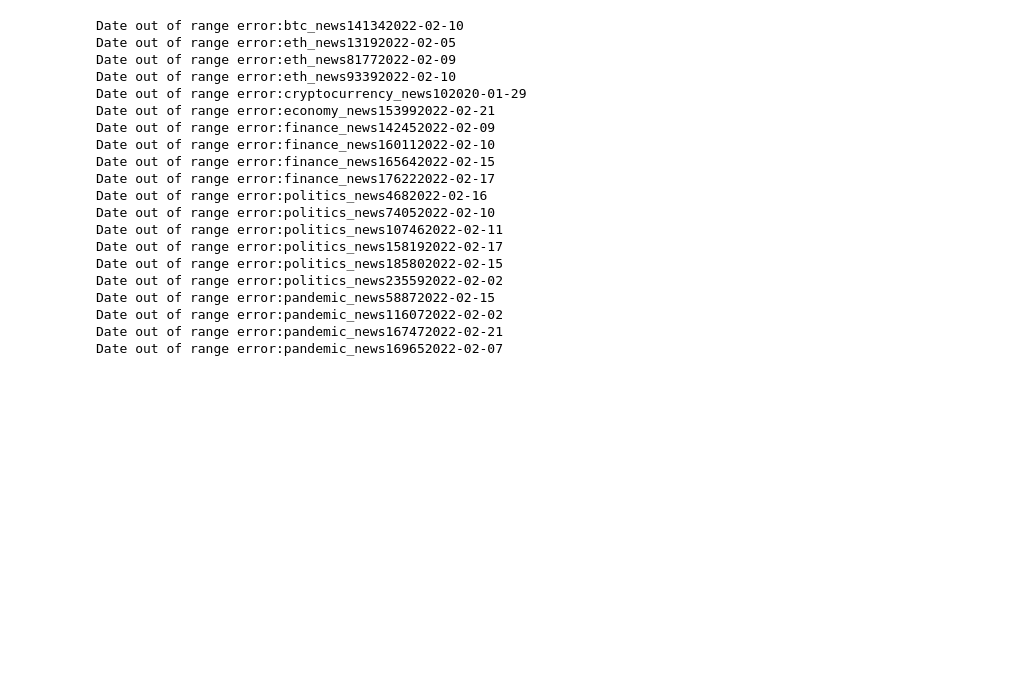
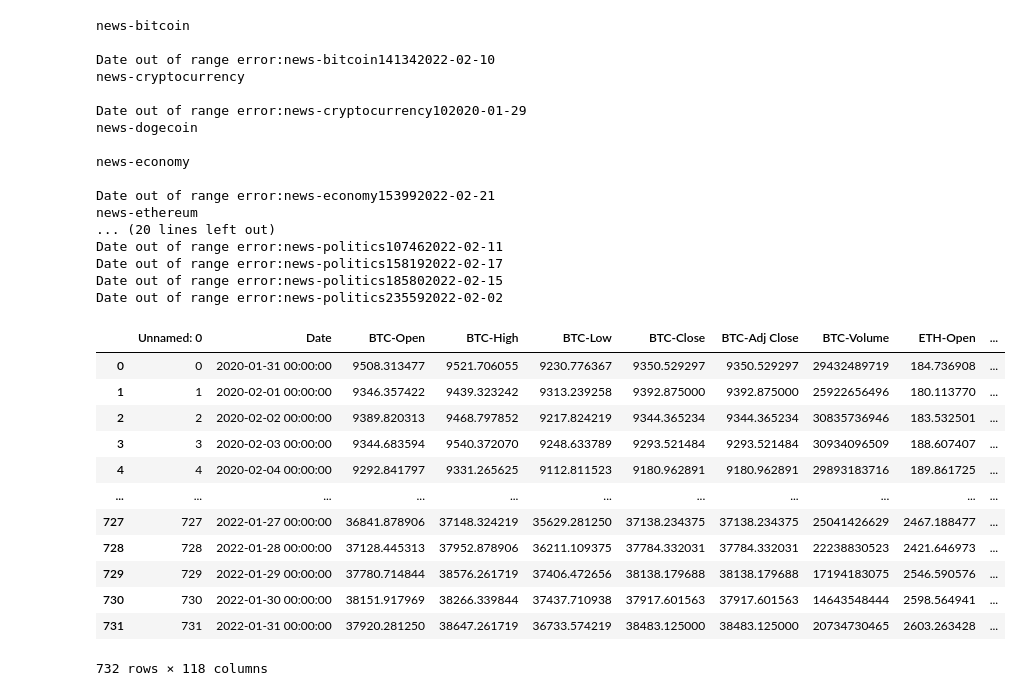
Before and after one commit to xghouftw/cryptopredict, a Jupyter notebook: Merging_Dates.ipynb, the cells around one changed output. Cells and saved outputs as stored; diff of their text form; code cells hidden in the pictures; blank space fills up the shorter version.

```diff
--- a/Merging_Dates.ipynb
+++ b/Merging_Dates.ipynb
@@ -38,3 +39,21 @@ for med in medium:
+# %%
+scorelist = {'news-bitcoin': '/content/drive/MyDrive/ISEF/Datasets/Google News/news-bitcoin-scored.csv',
+ 'news-cryptocurrency': '/content/drive/MyDrive/ISEF/Datasets/Google News/news-cryptocurrency-scored.csv',
+ 'news-dogecoin': '/content/drive/MyDrive/ISEF/Datasets/Google News/news-dogecoin-scored.csv',
+ 'news-economy': '/content/drive/MyDrive/ISEF/Datasets/Google News/news-economy-scored.csv',
+ 'news-ethereum': '/content/drive/MyDrive/ISEF/Datasets/Google News/news-ethereum-scored.csv',
+ 'news-finance': '/content/drive/MyDrive/ISEF/Datasets/Google News/news-finance-scored.csv',
+ 'news-pandemic': '/content/drive/MyDrive/ISEF/Datasets/Google News/news-pandemic-scored.csv',
+ 'news-politics': '/content/drive/MyDrive/ISEF/Datasets/Google News/news-politics-scored.csv'}
+
+scorelist2 = {'reddit-bitcoin': '/content/drive/MyDrive/ISEF/Datasets/Reddit/Reddit V3/Reformatted Dates/reddit-bitcoin-scored.csv',
+ 'reddit-cryptocurrency': '/content/drive/MyDrive/ISEF/Datasets/Reddit/Reddit V3/Reformatted Dates/reddit-cryptocurrency-scored.csv',
+ 'reddit-dogecoin': '/content/drive/MyDrive/ISEF/Datasets/Reddit/Reddit V3/Reformatted Dates/reddit-dogecoin-scored.csv',
+ 'reddit-economy': '/content/drive/MyDrive/ISEF/Datasets/Reddit/Reddit V3/Reformatted Dates/reddit-economy-scored.csv',
+ 'reddit-ethereum': '/content/drive/MyDrive/ISEF/Datasets/Reddit/Reddit V3/Reformatted Dates/reddit-ethereum-scored.csv',
+ 'reddit-finance': '/content/drive/MyDrive/ISEF/Datasets/Reddit/Reddit V3/Reformatted Dates/reddit-finance-scored.csv',
+ 'reddit-pandemic': '/content/drive/MyDrive/ISEF/Datasets/Reddit/Reddit V3/Reformatted Dates/reddit-pandemic-scored.csv',
+ 'reddit-politics': '/content/drive/MyDrive/ISEF/Datasets/Reddit/Reddit V3/Reformatted Dates/reddit-politics-scored.csv'}
 # %%
 transMonth = {"Jan":"01","Feb":"02","Mar":"03","Apr":"04","May":"05","Jun":"06","Jul":"07","Aug":"08","Sep":"09","Oct":"10","Nov":"11","Dec":"12"}
 
@@ -47,6 +66,8 @@ for i in range(len(dfbase)):
   dfbase.loc[i,"Date"] = trans(dfbase.loc[i,"Date"])
 # %%
 for scoreset in scorelist:
+  print(scoreset)
+  print()
   dfAdd = pd.read_csv(scorelist[scoreset])
   dfbase[scoreset + "PosScoresum"] = 0
   dfbase[scoreset + "PosScoreaverage"] = 0
@@ -62,6 +83,7 @@ for scoreset in scorelist:
     if ind < 0 or ind > 731:
       print("Date out of range error:" + scoreset + str(i) + dfAdd.loc[i,"Date"])
     else:
+
       dfbase.loc[ind, scoreset + "PosScoresum"] = dfbase.loc[ind, scoreset + "PosScoresum"] + dfAdd.loc[i,"Pos"] #depends on if we only use compound or others too
       dfbase.loc[ind, scoreset + "NegScoresum"] = dfbase.loc[ind, scoreset + "NegScoresum"] + dfAdd.loc[i,"Neg"] #depends on if we only use compound or others too
       dfbase.loc[ind, scoreset + "ComScoresum"] = dfbase.loc[ind, scoreset + "ComScoresum"] + dfAdd.loc[i,"Com"] #depends on if we only use compound or others too
@@ -73,23 +95,36 @@ for scoreset in scorelist:
       dfbase[scoreset + "NegScoreaverage"] = dfbase[scoreset + "NegScoresum"]/dfbase[scoreset + "Scorecount"]
       dfbase[scoreset + "ComScoreaverage"] = dfbase[scoreset + "ComScoresum"]/dfbase[scoreset + "Scorecount"]
 # %% [output]
-Date out of range error:btc_news141342022-02-10
-Date out of range error:eth_news13192022-02-05
-Date out of range error:eth_news81772022-02-09
-Date out of range error:eth_news93392022-02-10
-Date out of range error:cryptocurrency_news102020-01-29
-Date out of range error:economy_news153992022-02-21
-Date out of range error:finance_news142452022-02-09
-Date out of range error:finance_news160112022-02-10
-Date out of range error:finance_news165642022-02-15
-Date out of range error:finance_news176222022-02-17
-Date out of range error:politics_news4682022-02-16
-Date out of range error:politics_news74052022-02-10
-Date out of range error:politics_news107462022-02-11
-Date out of range error:politics_news158192022-02-17
-Date out of range error:politics_news185802022-02-15
-Date out of range error:politics_news235592022-02-02
-Date out of range error:pandemic_news58872022-02-15
-Date out of range error:pandemic_news116072022-02-02
-Date out of range error:pandemic_news167472022-02-21
-Date out of range error:pandemic_news169652022-02-07
+news-bitcoin
+
+Date out of range error:news-bitcoin141342022-02-10
+news-cryptocurrency
+
+Date out of range error:news-cryptocurrency102020-01-29
+news-dogecoin
+
+news-economy
+
+Date out of range error:news-economy153992022-02-21
+news-ethereum
+... (20 lines left out)
+Date out of range error:news-politics107462022-02-11
+Date out of range error:news-politics158192022-02-17
+Date out of range error:news-politics185802022-02-15
+Date out of range error:news-politics235592022-02-02
+# %%
+dfbase
+# %% [output]
+|  | Unnamed: 0 | Date | BTC-Open | BTC-High | BTC-Low | BTC-Close | BTC-Adj Close | BTC-Volume | ETH-Open | ... |
+| 0 | 0 | 2020-01-31 00:00:00 | 9508.313477 | 9521.706055 | 9230.776367 | 9350.529297 | 9350.529297 | 29432489719 | 184.736908 | ... |
+| 1 | 1 | 2020-02-01 00:00:00 | 9346.357422 | 9439.323242 | 9313.239258 | 9392.875000 | 9392.875000 | 25922656496 | 180.113770 | ... |
+| 2 | 2 | 2020-02-02 00:00:00 | 9389.820313 | 9468.797852 | 9217.824219 | 9344.365234 | 9344.365234 | 30835736946 | 183.532501 | ... |
+| 3 | 3 | 2020-02-03 00:00:00 | 9344.683594 | 9540.372070 | 9248.633789 | 9293.521484 | 9293.521484 | 30934096509 | 188.607407 | ... |
+| 4 | 4 | 2020-02-04 00:00:00 | 9292.841797 | 9331.265625 | 9112.811523 | 9180.962891 | 9180.962891 | 29893183716 | 189.861725 | ... |
+| ... | ... | ... | ... | ... | ... | ... | ... | ... | ... | ... |
+| 727 | 727 | 2022-01-27 00:00:00 | 36841.878906 | 37148.324219 | 35629.281250 | 37138.234375 | 37138.234375 | 25041426629 | 2467.188477 | ... |
+| 728 | 728 | 2022-01-28 00:00:00 | 37128.445313 | 37952.878906 | 36211.109375 | 37784.332031 | 37784.332031 | 22238830523 | 2421.646973 | ... |
+| 729 | 729 | 2022-01-29 00:00:00 | 37780.714844 | 38576.261719 | 37406.472656 | 38138.179688 | 38138.179688 | 17194183075 | 2546.590576 | ... |
+| 730 | 730 | 2022-01-30 00:00:00 | 38151.917969 | 38266.339844 | 37437.710938 | 37917.601563 | 37917.601563 | 14643548444 | 2598.564941 | ... |
+| 731 | 731 | 2022-01-31 00:00:00 | 37920.281250 | 38647.261719 | 36733.574219 | 38483.125000 | 38483.125000 | 20734730465 | 2603.263428 | ... |
+732 rows × 118 columns
```
Also changed, not shown: parts of 9 cells of this notebook.
